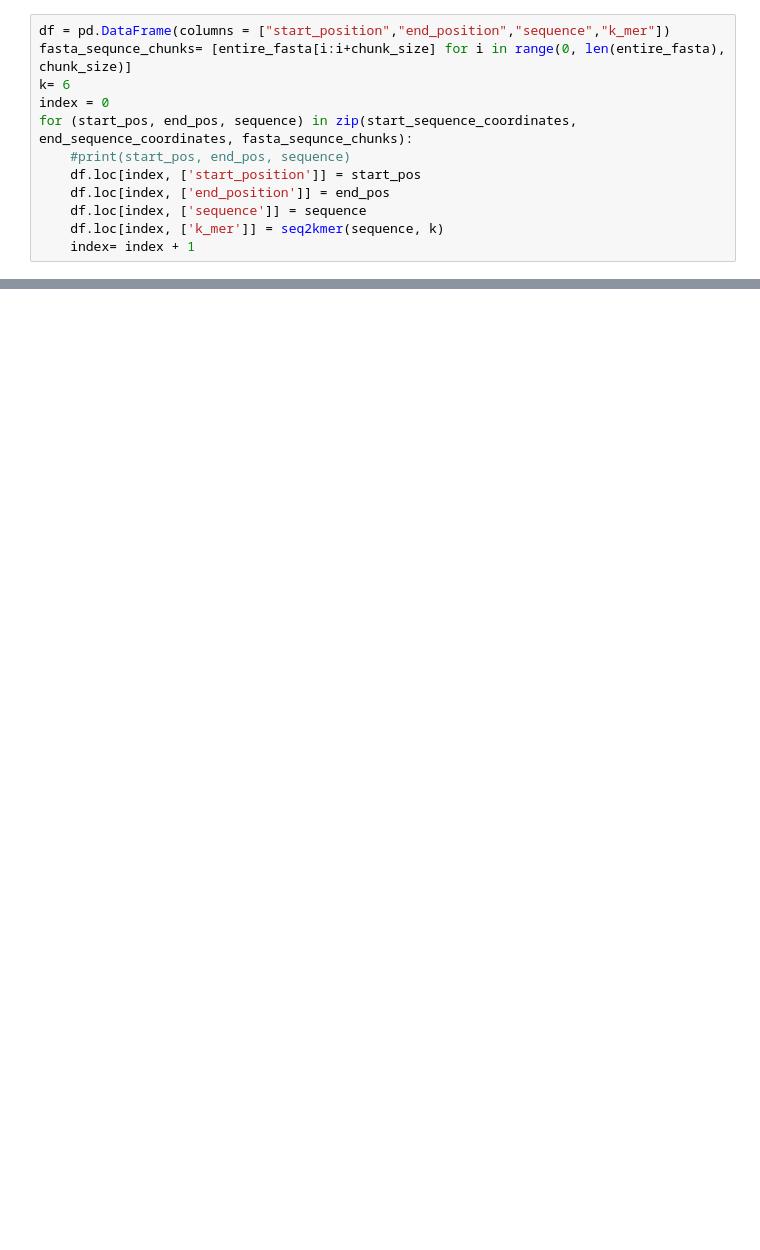
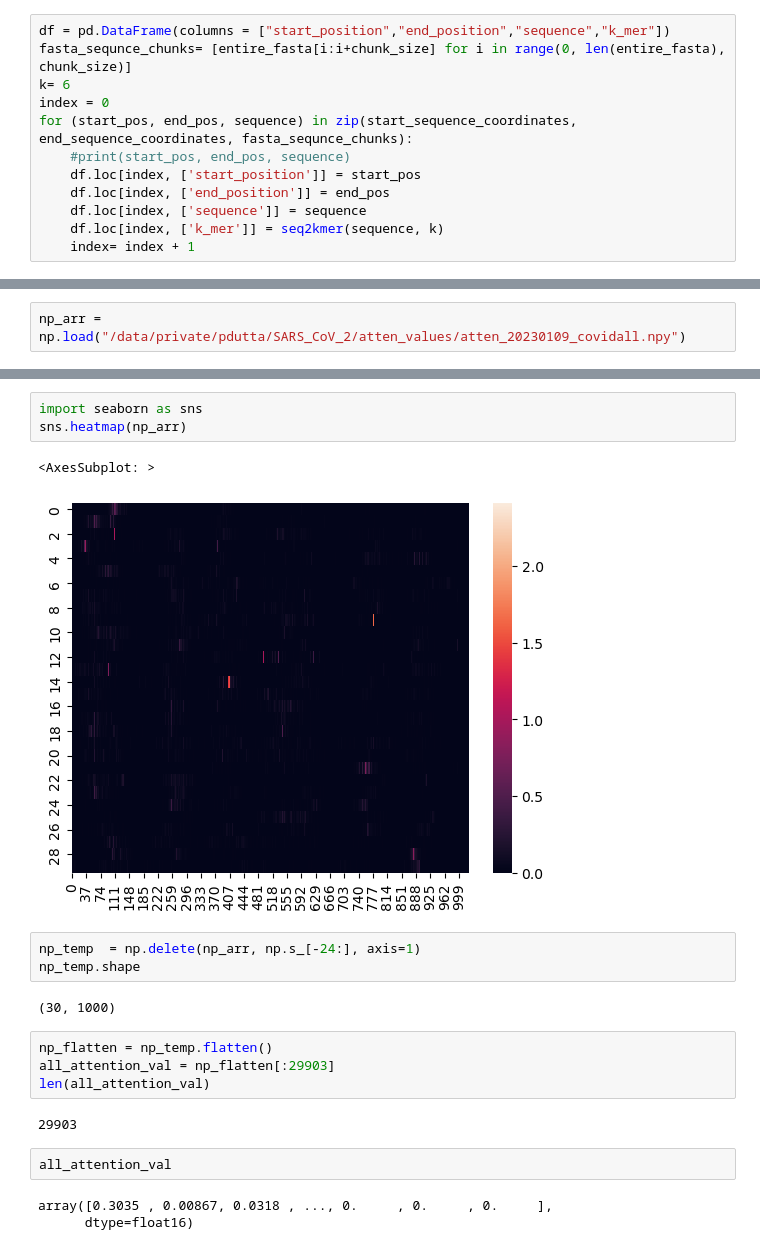
Before and after one commit to duttaprat/Postdoc, a Jupyter notebook: preprocessing/notebooks_scripts/SARS_CoV_2_K_mer.ipynb, the cells around one changed output, grey strips where cells are left out. Cells and saved outputs as stored; diff of their text form; blank space fills up the shorter version.

```diff
--- a/preprocessing/notebooks_scripts/SARS_CoV_2_K_mer.ipynb
+++ b/preprocessing/notebooks_scripts/SARS_CoV_2_K_mer.ipynb
@@ -82,0 +82,2 @@ df.to_csv(output_path+"SARS_CoV_2_kmer_sequence.csv", index=False)
+# %%
+np_arr = np.load("/data/private/pdutta/SARS_CoV_2/atten_values/atten_20230109_covidall.npy")
@@ -82,0 +108,22 @@ df.to_csv(output_path+"SARS_CoV_2_kmer_sequence.csv", index=False)
+# %%
+import seaborn as sns
+sns.heatmap(np_arr)
+# %% [output]
+<AxesSubplot: >
+[figure, added]
+# %%
+np_temp  = np.delete(np_arr, np.s_[-24:], axis=1)
+np_temp.shape
+# %% [output]
+(30, 1000)
+# %%
+np_flatten = np_temp.flatten()
+all_attention_val = np_flatten[:29903]
+len(all_attention_val)
+# %% [output]
+29903
+# %%
+all_attention_val
+# %% [output]
+array([0.3035 , 0.00867, 0.0318 , ..., 0.     , 0.     , 0.     ],
+      dtype=float16)
```
Also changed, not shown: parts of 13 cells of this notebook, 14 other files.
